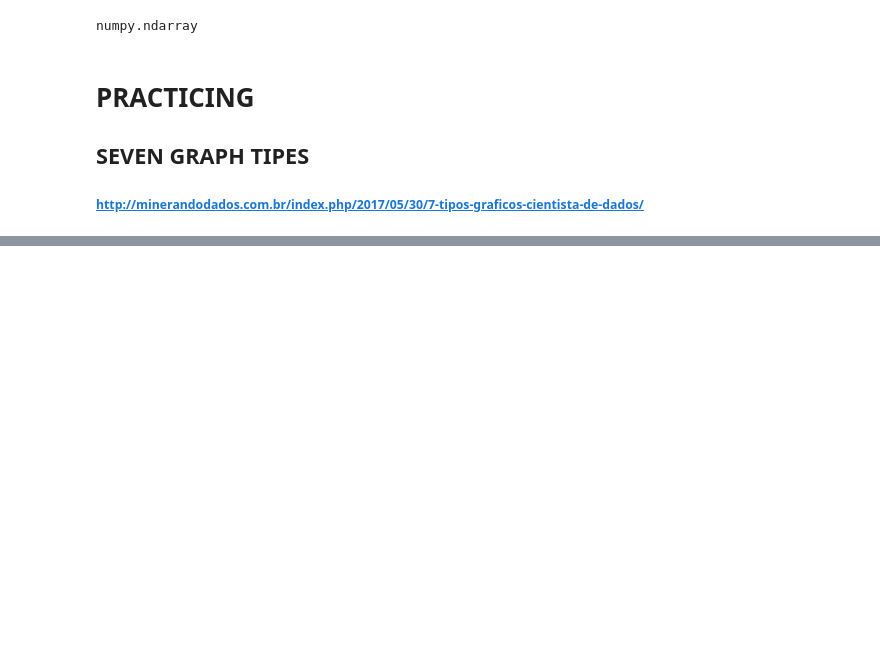
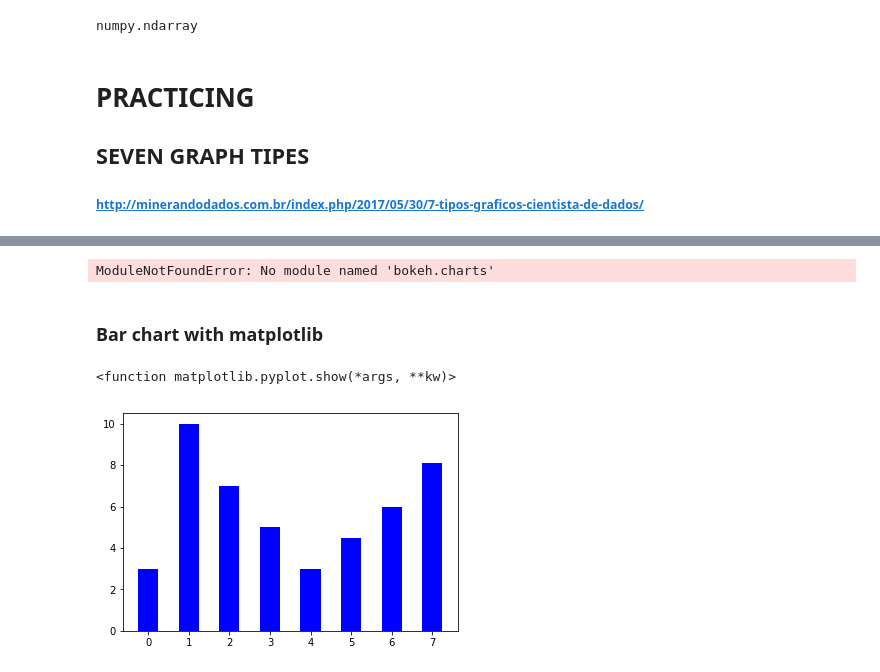
Before and after one commit to suemarsouza/Study, a Jupyter notebook: Numpy_Pandas_Matplotlib.ipynb, the cells around one changed output, grey strips where cells are left out. Drawn from its saved outputs; the diff is of its cells as text; code cells hidden in the pictures; blank space fills up the shorter version.

```diff
--- a/Numpy_Pandas_Matplotlib.ipynb
+++ b/Numpy_Pandas_Matplotlib.ipynb
@@ -83,0 +166,20 @@ numpy.ndarray
+# %%
+
+from bokeh.charts import Histogram
+from bokeh.sampledata.iris import flowers as dados
+
+hist = Histograma(data=dados, values='petal_length', color='species', legend="top_right", bin=12)
+# %% [output]
+ModuleNotFoundError: No module named 'bokeh.charts'
+# %% [markdown]
+### Bar chart with matplotlib
+# %%
+y = [3,10,7,5,3,4.5,6,8.1]
+N = len(y)
+x = range(N)
+width = 0.5
+plt.bar(x,y, width, color="blue")
+plt.show
+# %% [output]
+<function matplotlib.pyplot.show(*args, **kw)>
+[figure, added]
```
Also changed, not shown: parts of 14 cells of this notebook.
